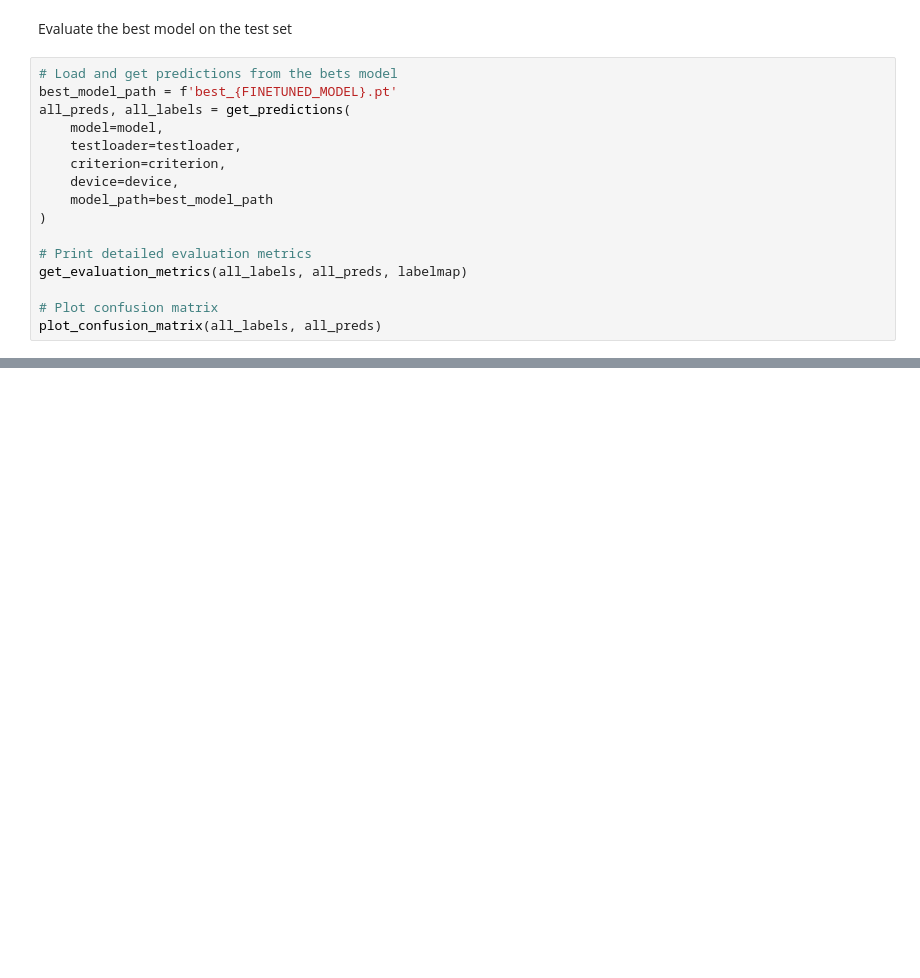
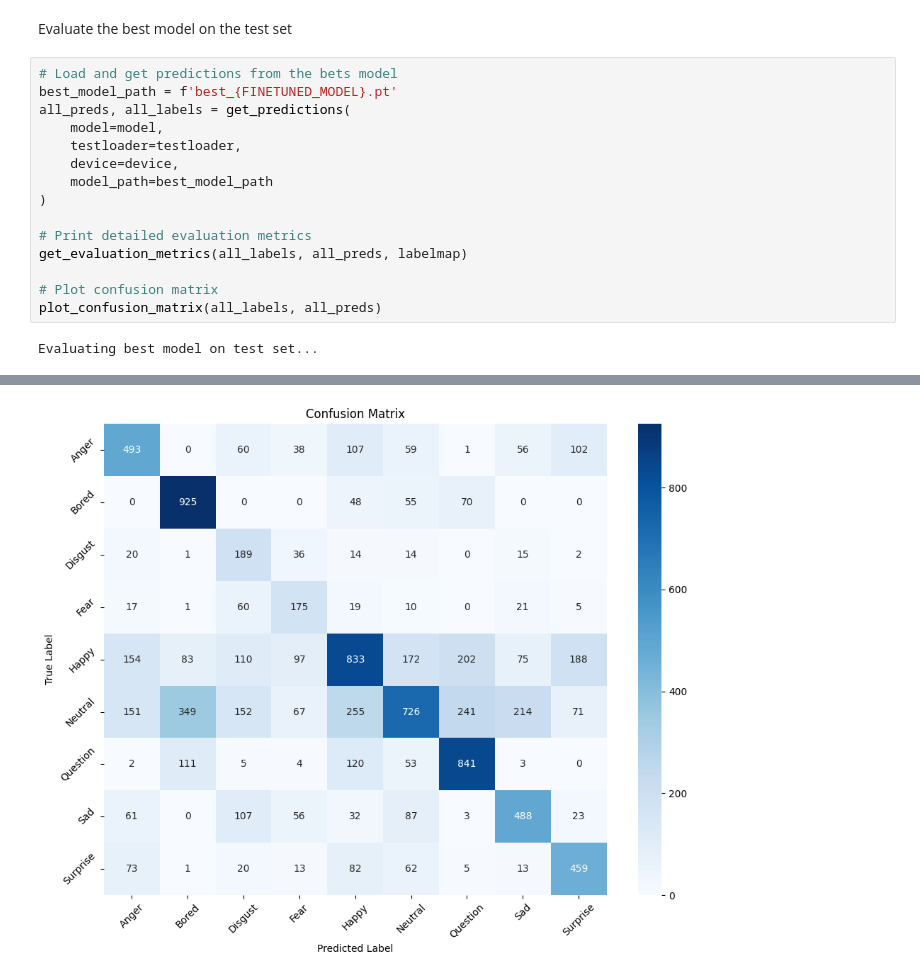
Before and after one commit to Fe-56/ai_project_ser, a Jupyter notebook: cnn_scripts/models/resnet50_224/resnet50_224.ipynb, the cells around one changed output, grey strips where cells are left out. Cells and saved outputs as stored; diff of their text form; blank space fills up the shorter version.

```diff
--- a/cnn_scripts/models/resnet50_224/resnet50_224.ipynb
+++ b/cnn_scripts/models/resnet50_224/resnet50_224.ipynb
@@ -374,7 +455,6 @@ best_model_path = f'best_{FINETUNED_MODEL}.pt'
 all_preds, all_labels = get_predictions(
     model=model,
     testloader=testloader,
-    criterion=criterion,
     device=device,
     model_path=best_model_path
 )
@@ -384,3 +464,5 @@ get_evaluation_metrics(all_labels, all_preds, labelmap)
 
 # Plot confusion matrix
 plot_confusion_matrix(all_labels, all_preds)
+# %% [output]
+Evaluating best model on test set...
@@ -386,0 +489 @@ plot_confusion_matrix(all_labels, all_preds)
+[figure, added]
```
Also changed, not shown: parts of 4 cells of this notebook, 7 other files.
